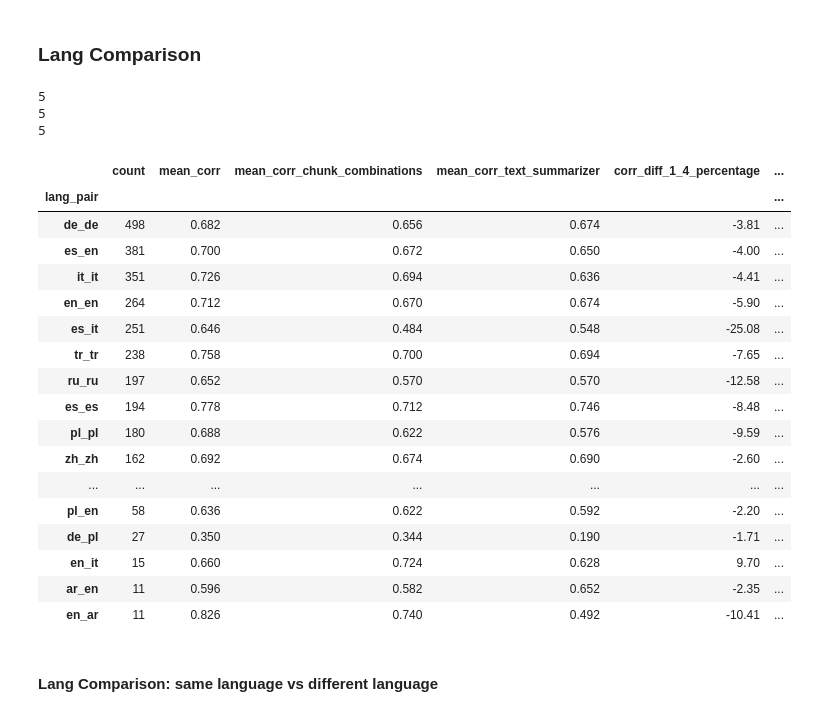
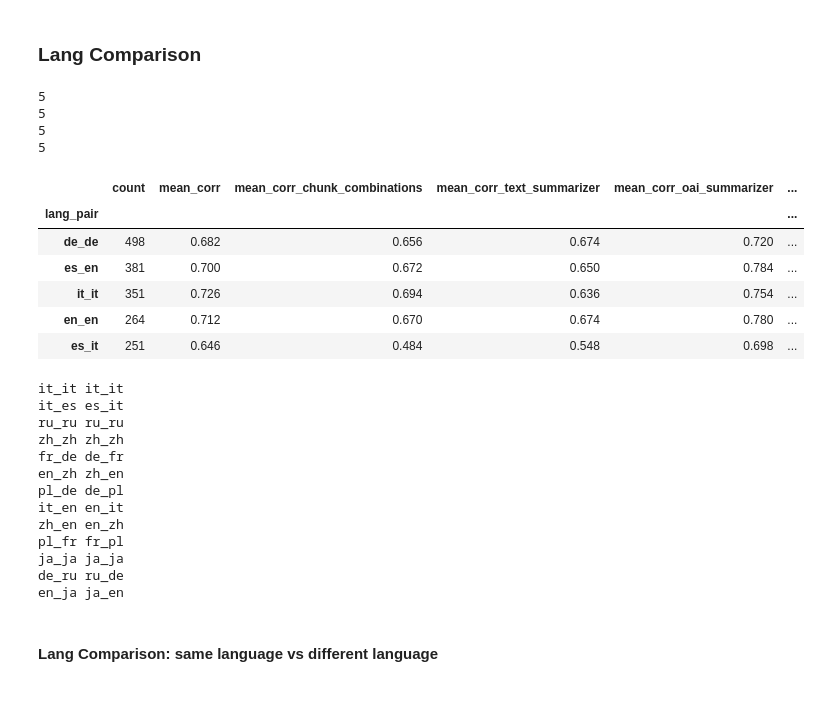
Before and after one commit to HubertWojcik10/bachelor_project2023, a Jupyter notebook: src/analysis/results.ipynb, the cells around one changed output. Cells and saved outputs as stored; diff of their text form; code cells hidden in the pictures.

```diff
--- a/src/analysis/results.ipynb
+++ b/src/analysis/results.ipynb
@@ -30,10 +33,14 @@ chunk_df = chunk_lang_comparer.run()
 text_sum_lang_comparer = LangComparer(model="text_summarizer", test_path="../../data/test/merged_test_data.csv")
 text_sum_df = text_sum_lang_comparer.run()
 
+oai_sum_lang_comparer = LangComparer(model="oai_summarizer", test_path="../../data/test/merged_test_data.csv")
+openai_sum_df = oai_sum_lang_comparer.run()
+
 results = {
     "baseline": baseline_df,
     "chunk_combinations": chunk_df,
-    "text_summarizer": text_sum_df
+    "text_summarizer": text_sum_df,
+    "oai_summarizer": openai_sum_df
 }
 
 merged_df = merge_results(results, merge_on="lang_pair")
@@ -41,30 +48,51 @@ merged_df = merge_results(results, merge_on="lang_pair")
 5
 5
 5
+5
 # %%
 merged_df["corr_diff_1_4_percentage"] = round((merged_df["mean_corr_chunk_combinations"] - merged_df["mean_corr"]) / merged_df["mean_corr"] * 100, 2)
 merged_df["corr_diff_1_2_percentage"] = round((merged_df["mean_corr_text_summarizer"] - merged_df["mean_corr"]) / merged_df["mean_corr"] * 100, 2)
+merged_df["corr_diff_1_5_percentage"] = round((merged_df["mean_corr_oai_summarizer"] - merged_df["mean_corr"]) / merged_df["mean_corr"] * 100, 2)
-# %%
-merged_df.head(20)
-# %% [output]
-|  | count | mean_corr | mean_corr_chunk_combinations | mean_corr_text_summarizer | corr_diff_1_4_percentage | ... |
-| lang_pair |  |  |  |  |  | ... |
-| de_de | 498 | 0.682 | 0.656 | 0.674 | -3.81 | ... |
-| es_en | 381 | 0.700 | 0.672 | 0.650 | -4.00 | ... |
-| it_it | 351 | 0.726 | 0.694 | 0.636 | -4.41 | ... |
-| en_en | 264 | 0.712 | 0.670 | 0.674 | -5.90 | ... |
-| es_it | 251 | 0.646 | 0.484 | 0.548 | -25.08 | ... |
-| tr_tr | 238 | 0.758 | 0.700 | 0.694 | -7.65 | ... |
-| ru_ru | 197 | 0.652 | 0.570 | 0.570 | -12.58 | ... |
-| es_es | 194 | 0.778 | 0.712 | 0.746 | -8.48 | ... |
-| pl_pl | 180 | 0.688 | 0.622 | 0.576 | -9.59 | ... |
-| zh_zh | 162 | 0.692 | 0.674 | 0.690 | -2.60 | ... |
-| ... | ... | ... | ... | ... | ... | ... |
-| pl_en | 58 | 0.636 | 0.622 | 0.592 | -2.20 | ... |
-| de_pl | 27 | 0.350 | 0.344 | 0.190 | -1.71 | ... |
-| en_it | 15 | 0.660 | 0.724 | 0.628 | 9.70 | ... |
-| ar_en | 11 | 0.596 | 0.582 | 0.652 | -2.35 | ... |
-| en_ar | 11 | 0.826 | 0.740 | 0.492 | -10.41 | ... |
+# %%
+# drop corr_diff_1_4_percentage and corr_diff_1_2_percentage columns
+#merged_df = merged_df.drop(columns=["corr_diff_1_4_percentage", "corr_diff_1_2_percentage"])
+merged_df.head()
+# %% [output]
+|  | count | mean_corr | mean_corr_chunk_combinations | mean_corr_text_summarizer | mean_corr_oai_summarizer | ... |
+| lang_pair |  |  |  |  |  | ... |
+| de_de | 498 | 0.682 | 0.656 | 0.674 | 0.720 | ... |
+| es_en | 381 | 0.700 | 0.672 | 0.650 | 0.784 | ... |
+| it_it | 351 | 0.726 | 0.694 | 0.636 | 0.754 | ... |
+| en_en | 264 | 0.712 | 0.670 | 0.674 | 0.780 | ... |
+| es_it | 251 | 0.646 | 0.484 | 0.548 | 0.698 | ... |
+# %%
+# get unique lang pairs
+merged_df = merged_df.reset_index()
+lang_pairs = merged_df["lang_pair"].unique()
+
+train_df = pd.read_csv("../../data/train/train.csv")
+
+train_df["lang_pair"] = train_df["lang1"] + "_" + train_df["lang2"]
+
+for lang_pair in lang_pairs:
+    if lang_pair not in train_df["lang_pair"].values:
+        reverse_lang_pair = lang_pair.split("_")[1] + "_" + lang_pair.split("_")[0]
+        if reverse_lang_pair not in train_df["lang_pair"].values:
+            print(reverse_lang_pair, lang_pair)
+# %% [output]
+it_it it_it
+it_es es_it
+ru_ru ru_ru
+zh_zh zh_zh
+fr_de de_fr
+en_zh zh_en
+pl_de de_pl
+it_en en_it
+zh_en en_zh
+pl_fr fr_pl
+ja_ja ja_ja
+de_ru ru_de
+en_ja ja_en
 # %% [markdown]
 #### Lang Comparison: same language vs different language
 # %%
```
Also changed, not shown: parts of 21 cells of this notebook, 2 other files.
